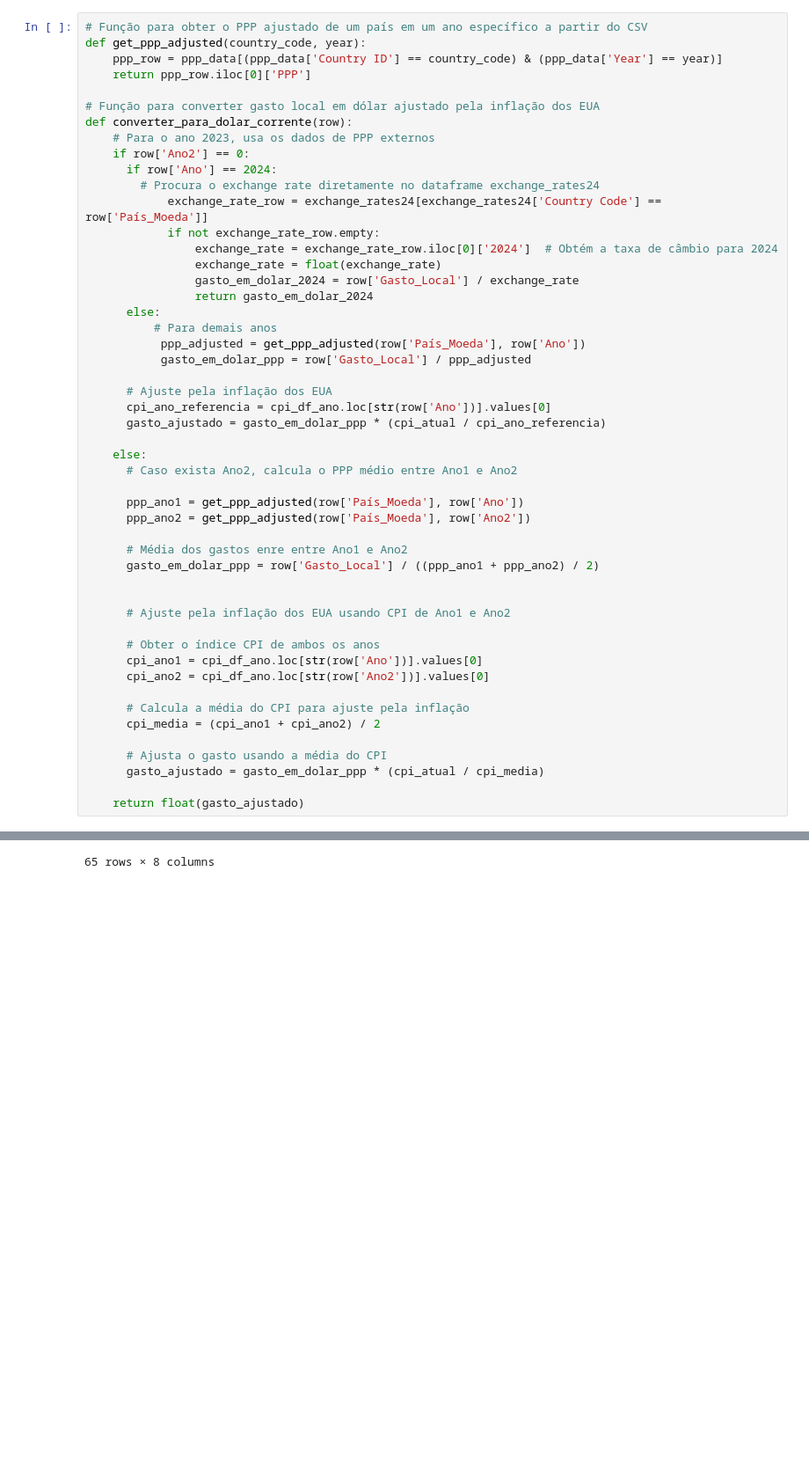
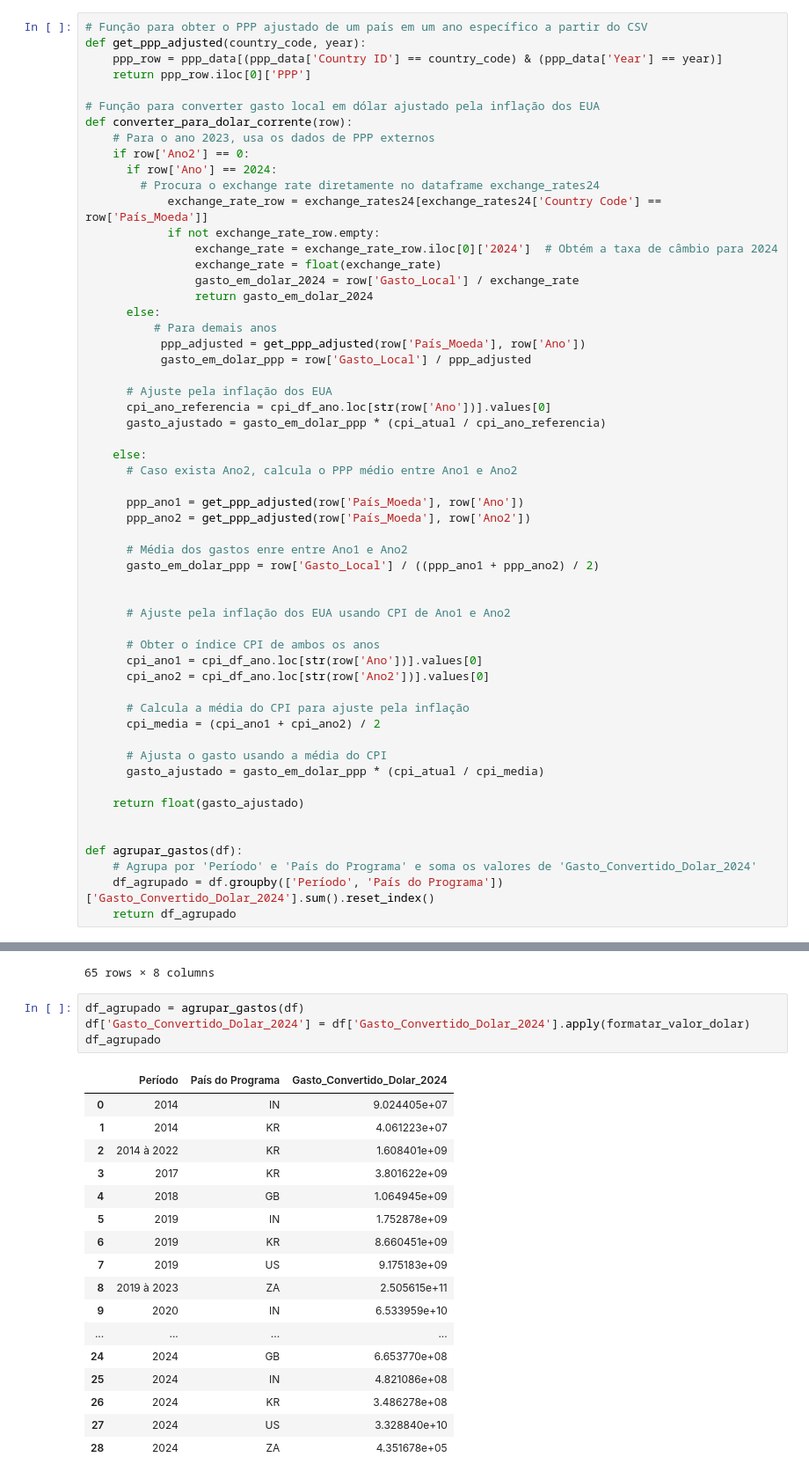
Before and after one commit to arthur-kt/PPP-Intertemporal-Converter, a Jupyter notebook: PPP_converter_new.ipynb, the cells around one changed output, grey strips where cells are left out. Shown at 88% size. Cells and saved outputs as stored; diff of their text form; blank space fills up the shorter version.

```diff
--- a/PPP_converter_new.ipynb
+++ b/PPP_converter_new.ipynb
@@ -131,6 +131,12 @@ def converter_para_dolar_corrente(row):
       gasto_ajustado = gasto_em_dolar_ppp * (cpi_atual / cpi_media)
 
     return float(gasto_ajustado)
+
+
+def agrupar_gastos(df):
+    # Agrupa por 'Período' e 'País do Programa' e soma os valores de 'Gasto_Convertido_Dolar_2024'
+    df_agrupado = df.groupby(['Período', 'País do Programa'])['Gasto_Convertido_Dolar_2024'].sum().reset_index()
+    return df_agrupado
 # %% [markdown]
 ## Função Formatação
 # %%
@@ -689,3 +695,25 @@ df[['País do Programa', 'Programa', 'Descrição', 'Ano', 'Ano2', 'Período', '
 | 63 | ZA | Reimagined Industrial Strategy | Opening of the new Sappi-Saiccor ... | 2022 | 0 | 2022 | ZAR 7.70 bilhões | USD 1.14 bilhões |
 | 64 | ZA | Reimagined Industrial Strategy | The IDC facilitated localisation ... | 2019 | 2023 | 2019 à 2023 | ZAR 10.00 bilhões | USD 1.56 bilhões |
 65 rows × 8 columns
+# %%
+df_agrupado = agrupar_gastos(df)
+df['Gasto_Convertido_Dolar_2024'] = df['Gasto_Convertido_Dolar_2024'].apply(formatar_valor_dolar)
+df_agrupado
+# %% [output]
+|  | Período | País do Programa | Gasto_Convertido_Dolar_2024 |
+| 0 | 2014 | IN | 9.024405e+07 |
+| 1 | 2014 | KR | 4.061223e+07 |
+| 2 | 2014 à 2022 | KR | 1.608401e+09 |
+| 3 | 2017 | KR | 3.801622e+09 |
+| 4 | 2018 | GB | 1.064945e+09 |
+| 5 | 2019 | IN | 1.752878e+09 |
+| 6 | 2019 | KR | 8.660451e+09 |
+| 7 | 2019 | US | 9.175183e+09 |
+| 8 | 2019 à 2023 | ZA | 2.505615e+11 |
+| 9 | 2020 | IN | 6.533959e+10 |
+| ... | ... | ... | ... |
+| 24 | 2024 | GB | 6.653770e+08 |
+| 25 | 2024 | IN | 4.821086e+08 |
+| 26 | 2024 | KR | 3.486278e+08 |
+| 27 | 2024 | US | 3.328840e+10 |
+| 28 | 2024 | ZA | 4.351678e+05 |
```
Also changed, not shown: parts of 1 cell of this notebook.
